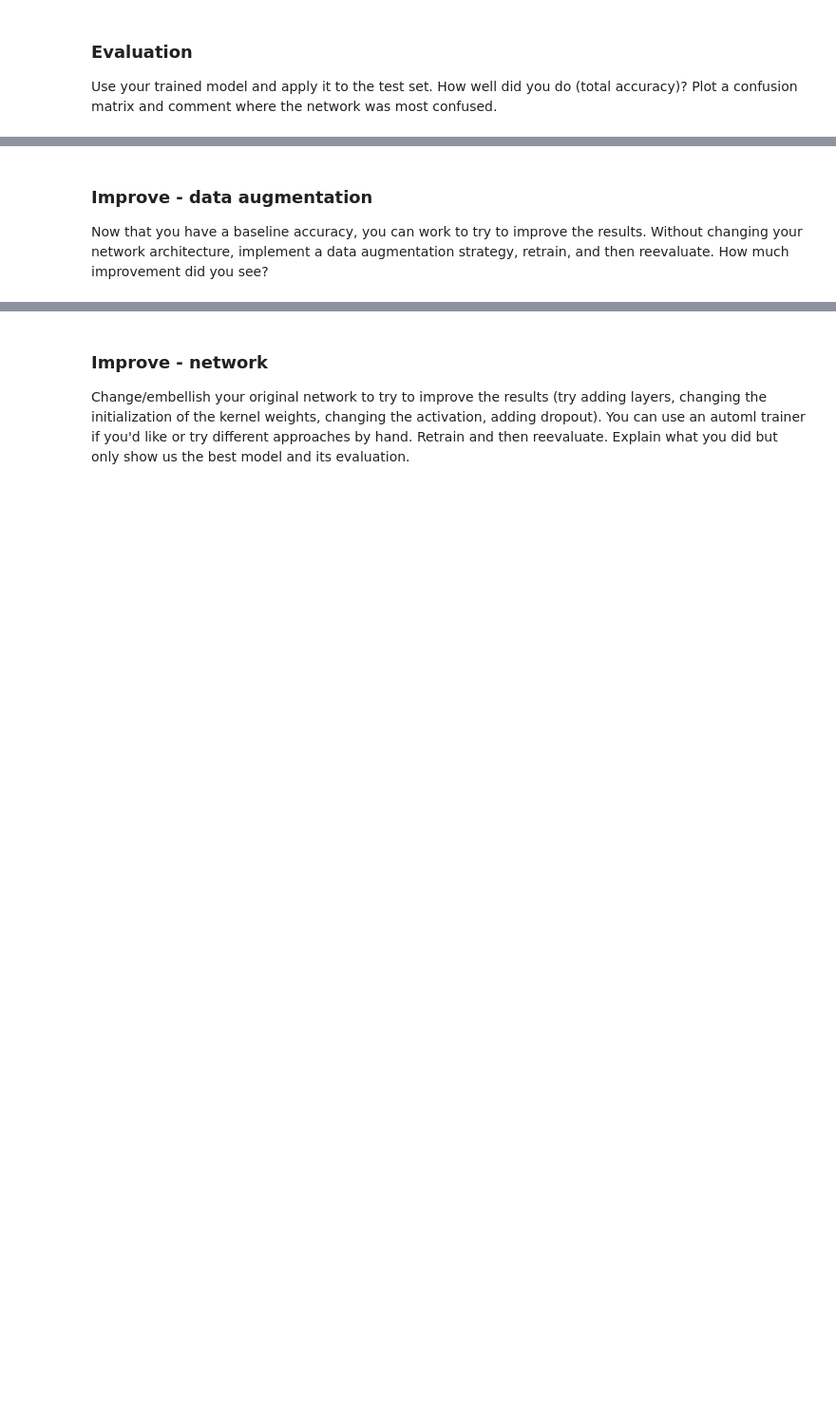
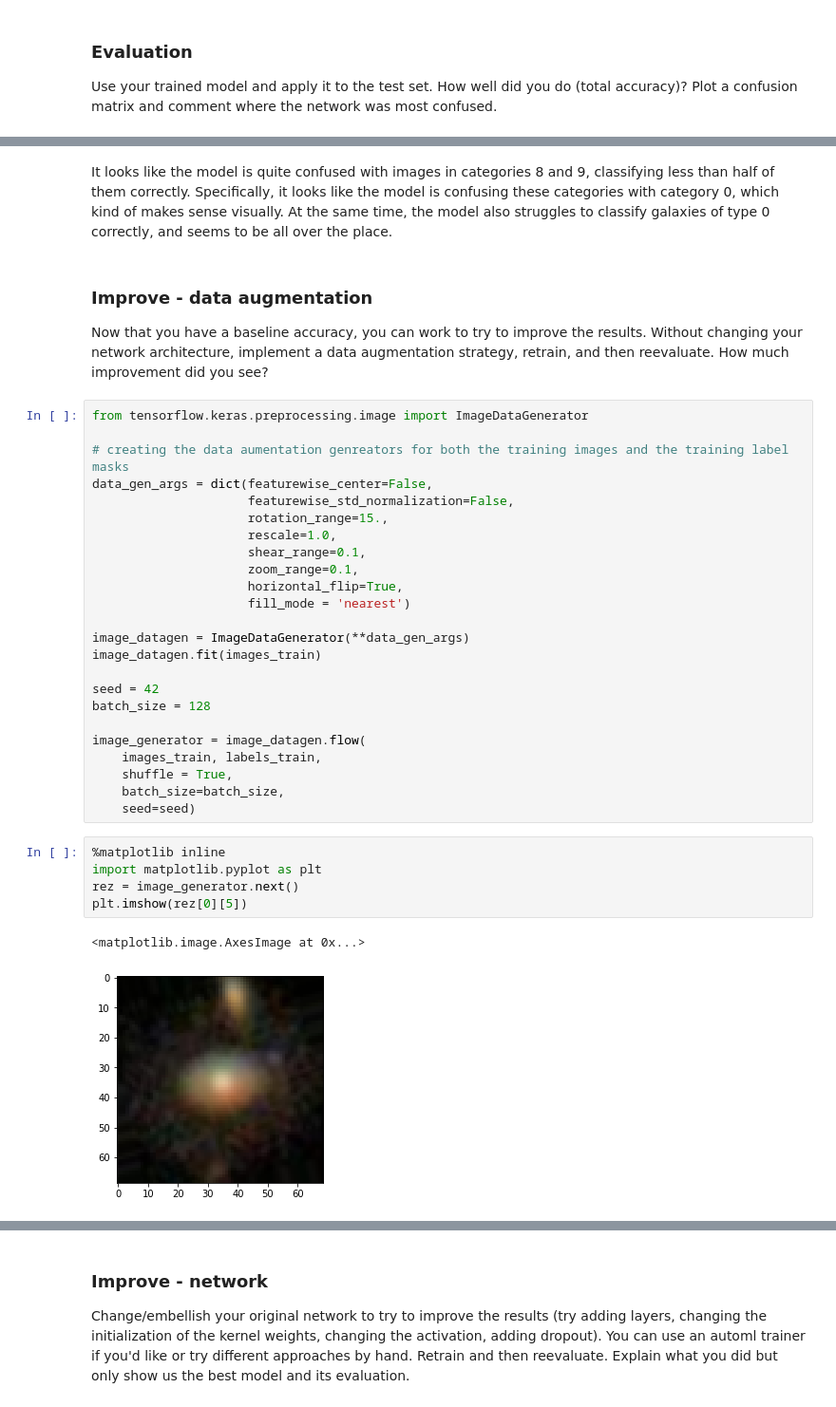
Before and after one commit to haoxing-du/ay250-homework, a Jupyter notebook: hw_6/hw6_ml.ipynb, the cells around one changed output, grey strips where cells are left out. Shown at 95% size. Drawn from its saved outputs; the diff is of its cells as text; blank space fills up the shorter version.

```diff
--- a/hw_6/hw6_ml.ipynb
+++ b/hw_6/hw6_ml.ipynb
@@ -210,4 +313,38 @@ Use your trained model and apply it to the test set. How well did you do (total
+# %% [markdown]
+It looks like the model is quite confused with images in categories 8 and 9, classifying less than half of them correctly. Specifically, it looks like the model is confusing these categories with category 0, which kind of makes sense visually. At the same time, the model also struggles to classify galaxies of type 0 correctly, and seems to be all over the place.
 # %% [markdown]
 ### Improve - data augmentation
 
 Now that you have a baseline accuracy, you can work to try to improve the results. Without changing your network architecture, implement a data augmentation strategy, retrain, and then reevaluate. How much improvement did you see?
+# %%
+from tensorflow.keras.preprocessing.image import ImageDataGenerator
+
+# creating the data aumentation genreators for both the training images and the training label masks
+data_gen_args = dict(featurewise_center=False,
+                     featurewise_std_normalization=False,
+                     rotation_range=15.,
+                     rescale=1.0,
+                     shear_range=0.1,
+                     zoom_range=0.1,
+                     horizontal_flip=True,
+                     fill_mode = 'nearest')
+
+image_datagen = ImageDataGenerator(**data_gen_args)
+image_datagen.fit(images_train)
+
+seed = 42
+batch_size = 128
+
+image_generator = image_datagen.flow(
+    images_train, labels_train,
+    shuffle = True,
+    batch_size=batch_size,
+    seed=seed)
+# %%
+%matplotlib inline
+import matplotlib.pyplot as plt
+rez = image_generator.next()
+plt.imshow(rez[0][5])
+# %% [output]
+<matplotlib.image.AxesImage at 0x...>
+[figure, added]
```
Also changed, not shown: parts of 40 cells of this notebook.
